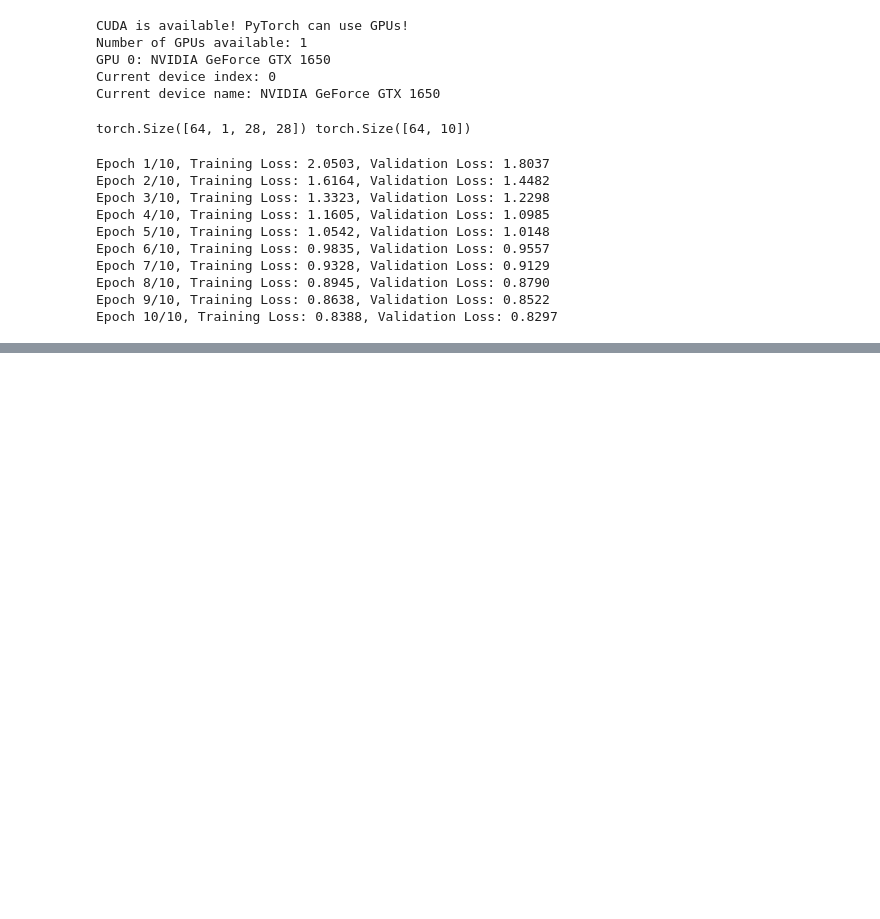
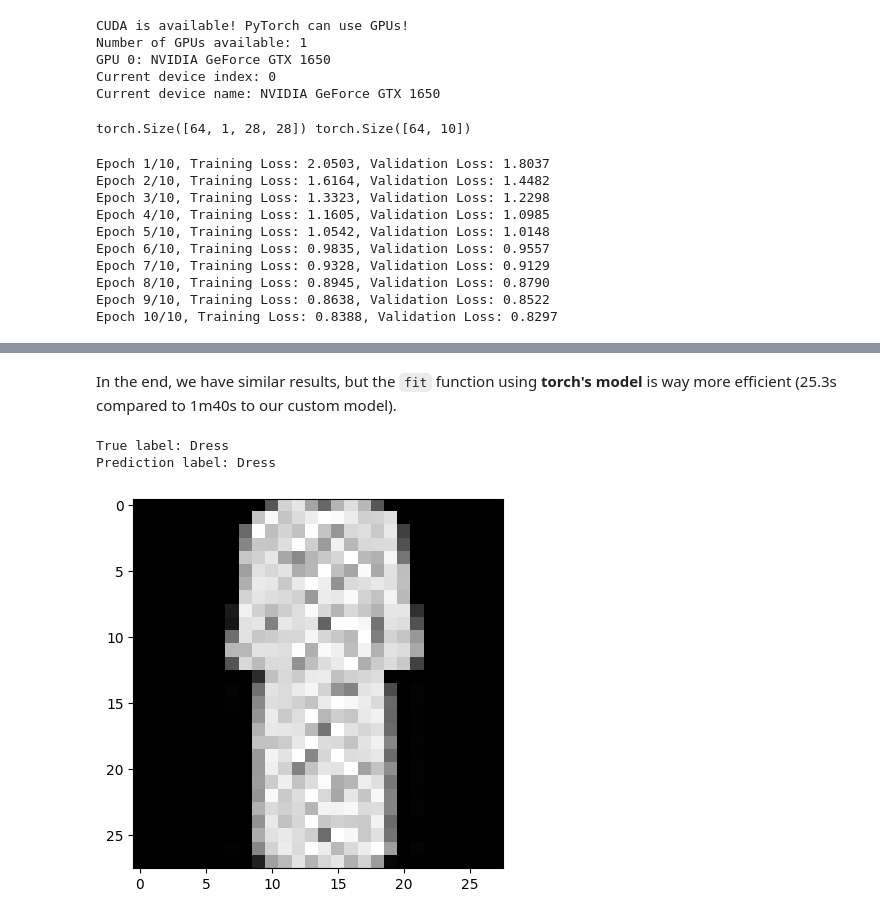
Before and after one commit to Dorianhgn/ML_FRI_Dorian, a Jupyter notebook: Week7-8/Hugonnet_Assignment7-8.ipynb, the cells around one changed output, grey strips where cells are left out. Saved outputs shown, nothing was run; the diff lists cells and outputs as text; code cells hidden in the pictures; blank space fills up the shorter version.

```diff
--- a/Week7-8/Hugonnet_Assignment7-8.ipynb
+++ b/Week7-8/Hugonnet_Assignment7-8.ipynb
@@ -594,7 +595,7 @@ best_custom_model, custom_train_losses, custom_val_losses = fit(
     model=custom_model,
     train_dataset=train_dataset,
     val_dataset=val_dataset,
-    device='cuda' if torch.cuda.is_available() else 'cpu',
+    device='cuda'
 )
 # %% [output]
 Epoch 1/10, Training Loss: 2.0503, Validation Loss: 1.8037
@@ -609,8 +610,8 @@ Epoch 9/10, Training Loss: 0.8638, Validation Loss: 0.8522
 Epoch 10/10, Training Loss: 0.8388, Validation Loss: 0.8297
 # %%
 best_torch_model, torch_train_losses, torch_val_losses = fit(
-    model=custom_model,
+    model=torch_model,
     train_dataset=train_dataset,
     val_dataset=val_dataset,
-    device='cuda' if torch.cuda.is_available() else 'cpu',
+    device='cuda'
 )
@@ -616,0 +629,29 @@ best_torch_model, torch_train_losses, torch_val_losses = fit(
+# %% [markdown]
+In the end, we have similar results, but the `fit` function using **torch's model** is way more efficient (25.3s compared to 1m40s to our custom model).
+# %%
+# test example
+# draw a random sample from the validation dataset
+inputs, labels = val_dataset[0]
+inputs, labels = inputs.to('cuda'), labels.to('cuda')
+
+# get the predictions from the best custom model
+outputs_custom = best_custom_model(inputs)
+
+# get the predictions from the best torch model
+outputs_torch = best_torch_model(inputs)
+
+i = np.random.randint(0, 64)
+
+# plot the img
+plt.imshow(inputs[i].cpu().squeeze(), cmap='gray')
+
+# print the true label
+labels_desc = ['T-shirt/top', 'Trouser', 'Pullover', 'Dress', 'Coat', 'Sandal', 'Shirt', 'Sneaker', 'Bag', 'Ankle boot']
+print("True label: " + labels_desc[torch.argmax(labels, axis=1)[i]])
+
+# print the custom model prediction
+print("Prediction label: " + labels_desc[torch.argmax(outputs_custom, axis=1)[i]])
+# %% [output]
+True label: Dress
+Prediction label: Dress
+[figure, added]
```
Also changed, not shown: parts of 3 cells of this notebook.
